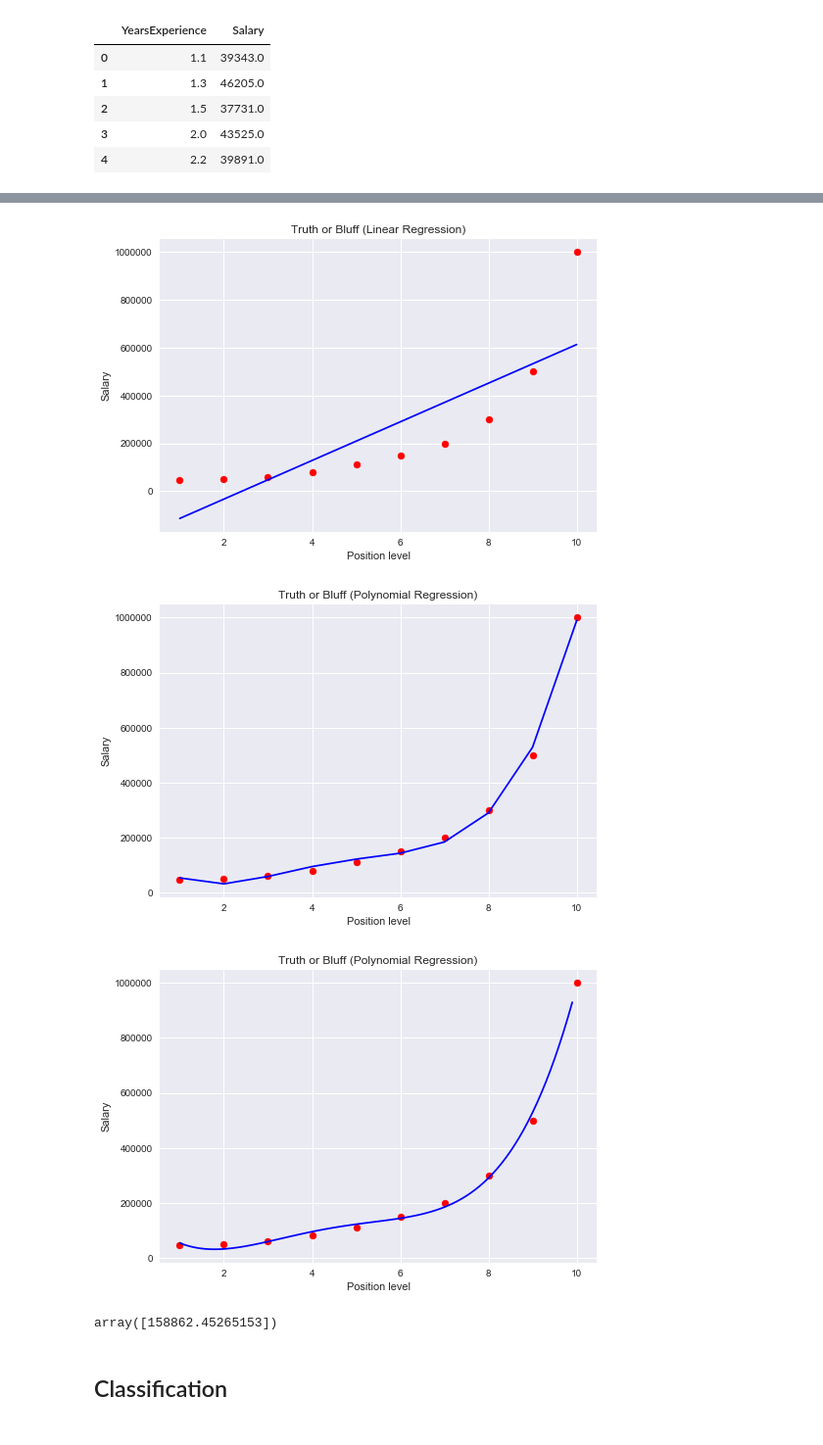
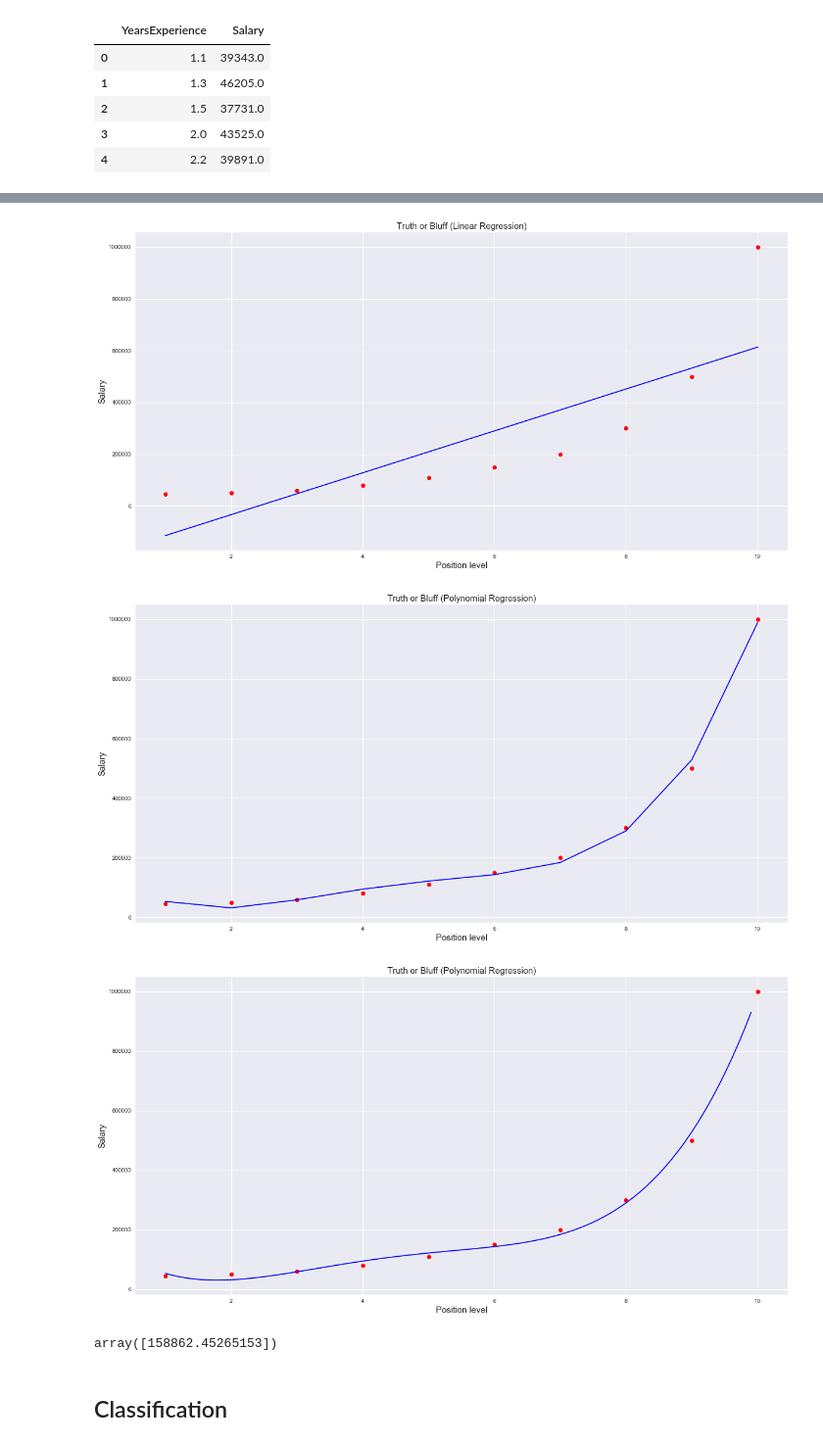
Before and after one commit to fz16336/Machine-Learning, a Jupyter notebook: SupervisedLearning.ipynb, the cells around one changed output, grey strips where cells are left out. Shown at 98% size. Saved outputs shown, nothing was run; the diff lists cells and outputs as text; code cells hidden in the pictures.

```diff
--- a/SupervisedLearning.ipynb
+++ b/SupervisedLearning.ipynb
@@ -35,12 +63,12 @@ data.head() # use data.head(data.shape[0]) to show all rows
 | 3 | 2.0 | 43525.0 |
 | 4 | 2.2 | 39891.0 |
 # %%
+pylab.rcParams['figure.figsize'] = (20, 10)
+pylab.rcParams['font.size'] = 24
 # Splitting the dataset into the Training set and Test set
-from sklearn.model_selection import train_test_split
 X_train, X_test, y_train, y_test = train_test_split(X, y, test_size = 1/3, random_state = 0)
 
 # Fitting Simple Linear Regression to the Training set
-from sklearn.linear_model import LinearRegression
 regressor = LinearRegression()
 regressor.fit(X_train, y_train)
 
@@ -48,22 +76,21 @@ regressor.fit(X_train, y_train)
 y_pred = regressor.predict(X_test)
 
 # Visualising the Training set results
-plt.style.use('seaborn')
 plt.subplot(2,1,1)
 plt.scatter(X_train, y_train, color = 'red')
 plt.plot(X_train, regressor.predict(X_train), color = 'blue')
-plt.title('Salary vs Experience (Training set)')
-plt.xlabel('Years of Experience')
-plt.ylabel('Salary')
+plt.title('Salary vs Experience (Training set)',fontsize = 20)
+plt.xlabel('Years of Experience',fontsize = 20)
+plt.ylabel('Salary',fontsize = 20)
 plt.show()
 
 # Visualising the Test set results
 plt.subplot(2,1,2)
 plt.scatter(X_test, y_test, color = 'red')
 plt.plot(X_train, regressor.predict(X_train), color = 'blue')
-plt.title('Salary vs Experience (Test set)')
-plt.xlabel('Years of Experience')
-plt.ylabel('Salary')
+plt.title('Salary vs Experience (Test set)', fontsize = 20)
+plt.xlabel('Years of Experience',fontsize = 20)
+plt.ylabel('Salary',fontsize = 20)
 plt.show()
 
 plt.tight_layout()
@@ -83,53 +191,51 @@ X = dataset.iloc[:, 1:2].values
 y = dataset.iloc[:, 2].values
 
 # Fitting Linear Regression to the dataset
-from sklearn.linear_model import LinearRegression
 lin_reg = LinearRegression()
 lin_reg.fit(X, y)
 
 # Fitting Polynomial Regression to the dataset
-from sklearn.preprocessing import PolynomialFeatures
 poly_reg = PolynomialFeatures(degree = 4)
 X_poly = poly_reg.fit_transform(X)
 poly_reg.fit(X_poly, y)
 lin_reg_2 = LinearRegression()
 lin_reg_2.fit(X_poly, y)
 
 # Visualising the Linear Regression results
 plt.scatter(X, y, color = 'red')
 plt.plot(X, lin_reg.predict(X), color = 'blue')
-plt.title('Truth or Bluff (Linear Regression)')
-plt.xlabel('Position level')
-plt.ylabel('Salary')
+plt.title('Truth or Bluff (Linear Regression)', fontsize = 15)
+plt.xlabel('Position level', fontsize = 15)
+plt.ylabel('Salary', fontsize = 15)
 plt.show()
 
 # Visualising the Polynomial Regression results
 plt.scatter(X, y, color = 'red')
 plt.plot(X, lin_reg_2.predict(poly_reg.fit_transform(X)), color = 'blue')
-plt.title('Truth or Bluff (Polynomial Regression)')
-plt.xlabel('Position level')
-plt.ylabel('Salary')
+plt.title('Truth or Bluff (Polynomial Regression)', fontsize = 15)
+plt.xlabel('Position level', fontsize = 15)
+plt.ylabel('Salary', fontsize = 15)
 plt.show()
 
 # Visualising the Polynomial Regression results (for higher resolution and smoother curve)
 X_grid = np.arange(min(X), max(X), 0.1)
 X_grid = X_grid.reshape((len(X_grid), 1))
 plt.scatter(X, y, color = 'red')
 plt.plot(X_grid, lin_reg_2.predict(poly_reg.fit_transform(X_grid)), color = 'blue')
-plt.title('Truth or Bluff (Polynomial Regression)')
-plt.xlabel('Position level')
-plt.ylabel('Salary')
+plt.title('Truth or Bluff (Polynomial Regression)', fontsize = 15)
+plt.xlabel('Position level', fontsize = 15)
+plt.ylabel('Salary', fontsize = 15)
 plt.show()
 
 # Predicting a new result with Linear Regression
 lin_reg.predict([[6.5]])
 
 # Predicting a new result with Polynomial Regression
 lin_reg_2.predict(poly_reg.fit_transform([[6.5]]))
 # %% [output]
-[figure, old version]
+[figure, new version]
-[figure, old version]
+[figure, new version]
-[figure, old version]
+[figure, new version]
 array([158862.45265153])
 # %% [markdown]
 ## Classification
```
Also changed, not shown: parts of 30 cells of this notebook.
